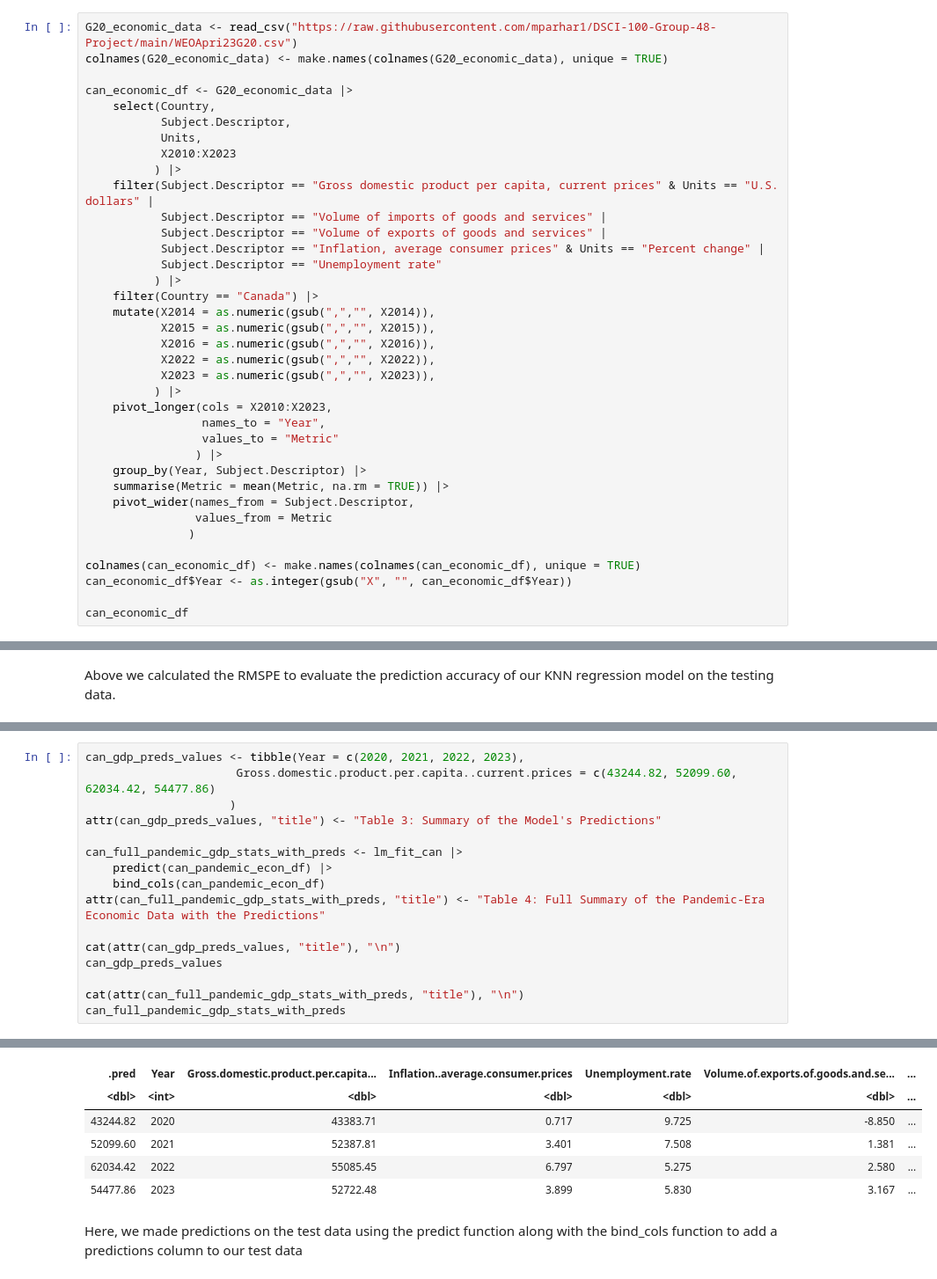
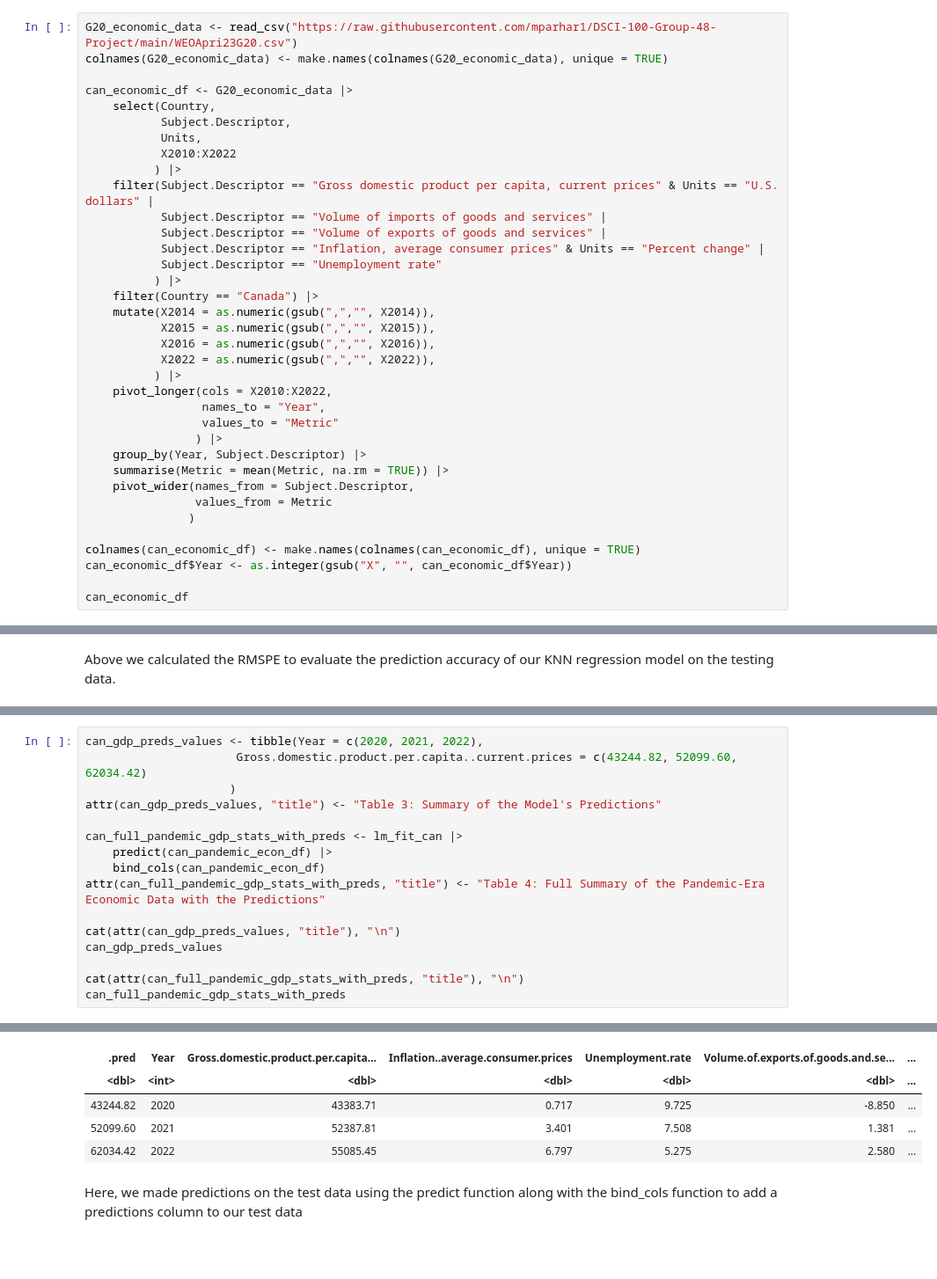
Before and after one commit to mparhar1/DSCI-100-Group-48-Project, a Jupyter notebook: data_analysis_draft.ipynb, the cells around one changed output, grey strips where cells are left out. Shown: that part at 88% size. Drawn from its saved outputs; the diff is of its cells as text; blank space fills up the shorter version.

```diff
--- a/data_analysis_draft.ipynb
+++ b/data_analysis_draft.ipynb
@@ -11,7 +11,7 @@ can_economic_df <- G20_economic_data |>
     select(Country,
            Subject.Descriptor,
            Units,
-           X2010:X2023
+           X2010:X2022
           ) |>
     filter(Subject.Descriptor == "Gross domestic product per capita, current prices" & Units == "U.S. dollars" |
            Subject.Descriptor == "Volume of imports of goods and services" |
@@ -24,9 +24,8 @@ can_economic_df <- G20_economic_data |>
            X2015 = as.numeric(gsub(",","", X2015)),
            X2016 = as.numeric(gsub(",","", X2016)),
            X2022 = as.numeric(gsub(",","", X2022)),
-           X2023 = as.numeric(gsub(",","", X2023)),
           ) |>
-    pivot_longer(cols = X2010:X2023,
+    pivot_longer(cols = X2010:X2022,
                  names_to = "Year",
                  values_to = "Metric"
                 ) |>
@@ -250,6 +247,6 @@ A grouped_df: 4 × 6
 # %%
-can_gdp_preds_values <- tibble(Year = c(2020, 2021, 2022, 2023),
-                      Gross.domestic.product.per.capita..current.prices = c(43244.82, 52099.60, 62034.42, 54477.86)
+can_gdp_preds_values <- tibble(Year = c(2020, 2021, 2022),
+                      Gross.domestic.product.per.capita..current.prices = c(43244.82, 52099.60, 62034.42)
                      )
 attr(can_gdp_preds_values, "title") <- "Table 3: Summary of the Model's Predictions"
 
@@ -277,9 +273,8 @@ A tibble: 4 × 7
 | .pred | Year | Gross.domestic.product.per.capita... | Inflation..average.consumer.prices | Unemployment.rate | Volume.of.exports.of.goods.and.se... | ... |
 | <dbl> | <int> | <dbl> | <dbl> | <dbl> | <dbl> | ... |
 | 43244.82 | 2020 | 43383.71 | 0.717 | 9.725 | -8.850 | ... |
 | 52099.60 | 2021 | 52387.81 | 3.401 | 7.508 | 1.381 | ... |
 | 62034.42 | 2022 | 55085.45 | 6.797 | 5.275 | 2.580 | ... |
-| 54477.86 | 2023 | 52722.48 | 3.899 | 5.830 | 3.167 | ... |
 # %% [markdown]
 Here, we made predictions on the test data using the predict function along with the bind_cols function to add a predictions column to our test data
 # %%
```
Also changed, not shown: parts of 4 cells of this notebook.
